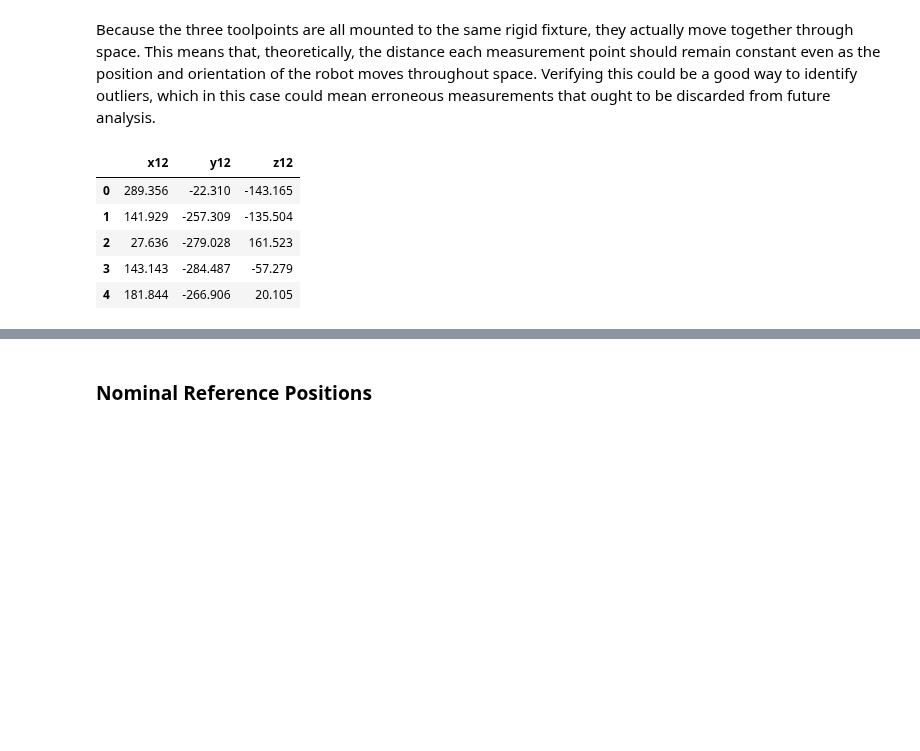
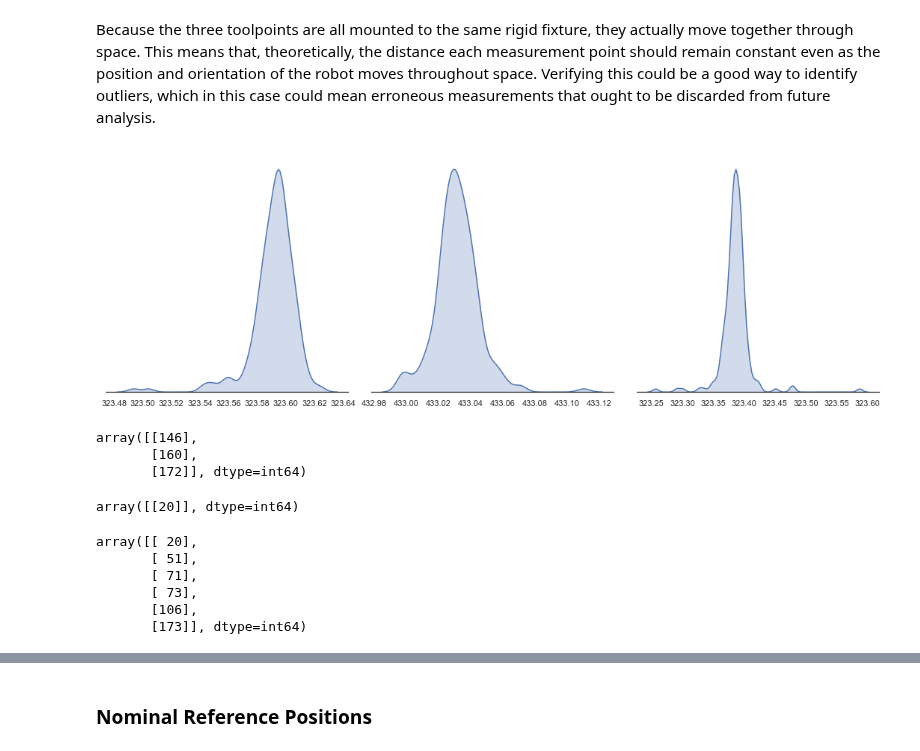
Before and after one commit to BotScutters/robot_accuracy, a Jupyter notebook: Positional accuracy of a 6-axis robot arm.ipynb, the cells around one changed output, grey strips where cells are left out. Drawn from its saved outputs; the diff is of its cells as text; code cells hidden in the pictures; blank space fills up the shorter version.

Commit message:
TP vectors and XY plot
Evaluated distances between toolpoints and laid groundwork for outlier removal.
Started looking at distribution in horizontal space

```diff
--- a/Positional accuracy of a 6-axis robot arm.ipynb
+++ b/Positional accuracy of a 6-axis robot arm.ipynb
@@ -117,15 +117,50 @@ Because the three toolpoints are all mounted to the same rigid fixture, they act
 pt1act = actuals[['xa1', 'ya1', 'za1']]
 pt2act = actuals[['xa2', 'ya2', 'za2']]
 pt3act = actuals[['xa3', 'ya3', 'za3']]
-# %%
-vec12 = pd.DataFrame(pt1act.values-pt2act.values, columns=['x12', 'y12', 'z12'])
-vec23 = pd.DataFrame(pt2act.values-pt3act.values, columns=['x23', 'y23', 'z23'])
-vec13 = pd.DataFrame(pt1act.values-pt3act.values, columns=['x13', 'y13', 'z13'])
-vec12.head()
-# %% [output]
-|  | x12 | y12 | z12 |
-| 0 | 289.356 | -22.310 | -143.165 |
-| 1 | 141.929 | -257.309 | -135.504 |
-| 2 | 27.636 | -279.028 | 161.523 |
-| 3 | 143.143 | -284.487 | -57.279 |
-| 4 | 181.844 | -266.906 | 20.105 |
+# %%
+# calculate difference between (x, y, z) values of each point as vectors pointing from 1 to 2, 2 to 3, and 1 to 3
+vec12 = pd.DataFrame(pt1act.values-pt2act.values, columns=['x12', 'y12', 'z12'])
+vec23 = pd.DataFrame(pt2act.values-pt3act.values, columns=['x23', 'y23', 'z23'])
+vec13 = pd.DataFrame(pt1act.values-pt3act.values, columns=['x13', 'y13', 'z13'])
+
+# calculate magnitudes of the difference vectors
+mag12 = np.linalg.norm(vec12, axis=1)
+mag23 = np.linalg.norm(vec23, axis=1)
+mag13 = np.linalg.norm(vec13, axis=1)
+
+# Set up the matplotlib figure
+f, axes = plt.subplots(1, 3, figsize=(15, 5), sharex=False)
+sns.despine(left=True)
+
+# Plot a simple histogram with binsize determined automatically
+sns.distplot(mag12, hist=False, kde_kws={"shade": True}, ax=axes[0])
+
+# Plot a kernel density estimate and rug plot
+sns.distplot(mag23, hist=False, kde_kws={"shade": True}, ax=axes[1])
+
+# Plot a filled kernel density estimate
+sns.distplot(mag13, hist=False, kde_kws={"shade": True}, ax=axes[2])
+
+plt.setp(axes, yticks=[])
+plt.tight_layout()
+# %% [output]
+[figure, added]
+# %%
+np.argwhere(np.abs((mag12 - np.mean(mag12))) > (3 * np.std(mag12)))
+# %% [output]
+array([[146],
+       [160],
+       [172]], dtype=int64)
+# %%
+np.argwhere(np.abs((mag23 - np.mean(mag23))) > (3 * np.std(mag23)))
+# %% [output]
+array([[20]], dtype=int64)
+# %%
+np.argwhere(np.abs((mag13 - np.mean(mag13))) > (3 * np.std(mag13)))
+# %% [output]
+array([[ 20],
+       [ 51],
+       [ 71],
+       [ 73],
+       [106],
+       [173]], dtype=int64)
```
Also changed, not shown: parts of 4 cells of this notebook.
